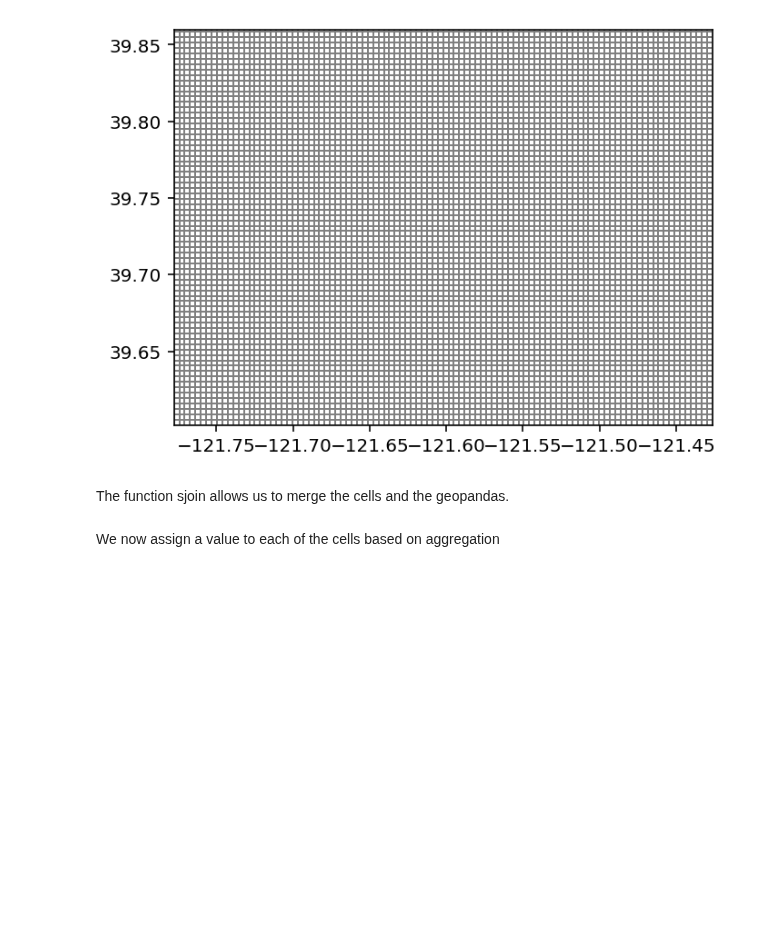
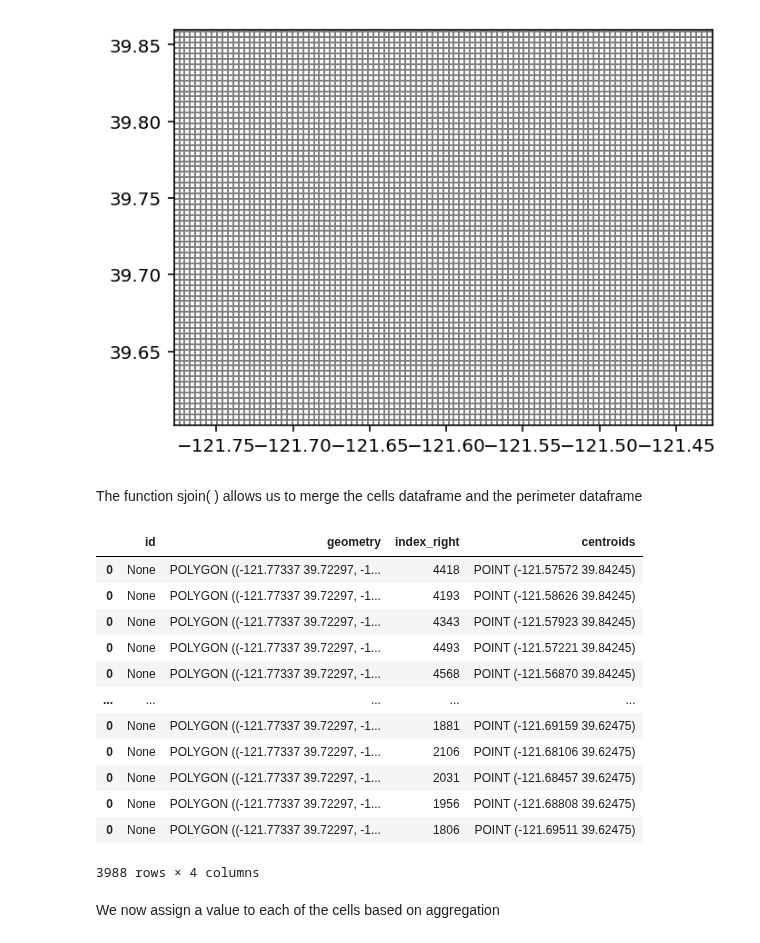
Before and after one commit to Datavizcowboy/PythonDatavizToolbox, a Jupyter notebook: Notebooks/04-GeoData_Regridding_and_Masking/01-Convert_SHP_into_Discrete_Gridpoints.ipynb, the cells around one changed output. Drawn from its saved outputs; the diff is of its cells as text; code cells hidden in the pictures; blank space fills up the shorter version.

```diff
--- a/Notebooks/04-GeoData_Regridding_and_Masking/01-Convert_SHP_into_Discrete_Gridpoints.ipynb
+++ b/Notebooks/04-GeoData_Regridding_and_Masking/01-Convert_SHP_into_Discrete_Gridpoints.ipynb
@@ -71,9 +94,24 @@ cell.plot(ax=ax, facecolor="none", edgecolor='grey');
 # %% [output]
 [figure]
 # %% [markdown]
-The function sjoin allows us to merge the cells and the geopandas.
+The function sjoin( ) allows us to merge the cells dataframe and the perimeter dataframe
 # %%
-merged = gp.sjoin(df, cell)
+merged = gp.sjoin(perimeter, cell)
+merged
+# %% [output]
+|  | id | geometry | index_right | centroids |
+| 0 | None | POLYGON ((-121.77337 39.72297, -1... | 4418 | POINT (-121.57572 39.84245) |
+| 0 | None | POLYGON ((-121.77337 39.72297, -1... | 4193 | POINT (-121.58626 39.84245) |
+| 0 | None | POLYGON ((-121.77337 39.72297, -1... | 4343 | POINT (-121.57923 39.84245) |
+| 0 | None | POLYGON ((-121.77337 39.72297, -1... | 4493 | POINT (-121.57221 39.84245) |
+| 0 | None | POLYGON ((-121.77337 39.72297, -1... | 4568 | POINT (-121.56870 39.84245) |
+| ... | ... | ... | ... | ... |
+| 0 | None | POLYGON ((-121.77337 39.72297, -1... | 1881 | POINT (-121.69159 39.62475) |
+| 0 | None | POLYGON ((-121.77337 39.72297, -1... | 2106 | POINT (-121.68106 39.62475) |
+| 0 | None | POLYGON ((-121.77337 39.72297, -1... | 2031 | POINT (-121.68457 39.62475) |
+| 0 | None | POLYGON ((-121.77337 39.72297, -1... | 1956 | POINT (-121.68808 39.62475) |
+| 0 | None | POLYGON ((-121.77337 39.72297, -1... | 1806 | POINT (-121.69511 39.62475) |
+3988 rows × 4 columns
 # %% [markdown]
 We now assign a value to each of the cells based on aggregation
 # %%
```
Also changed, not shown: parts of 13 cells of this notebook.
